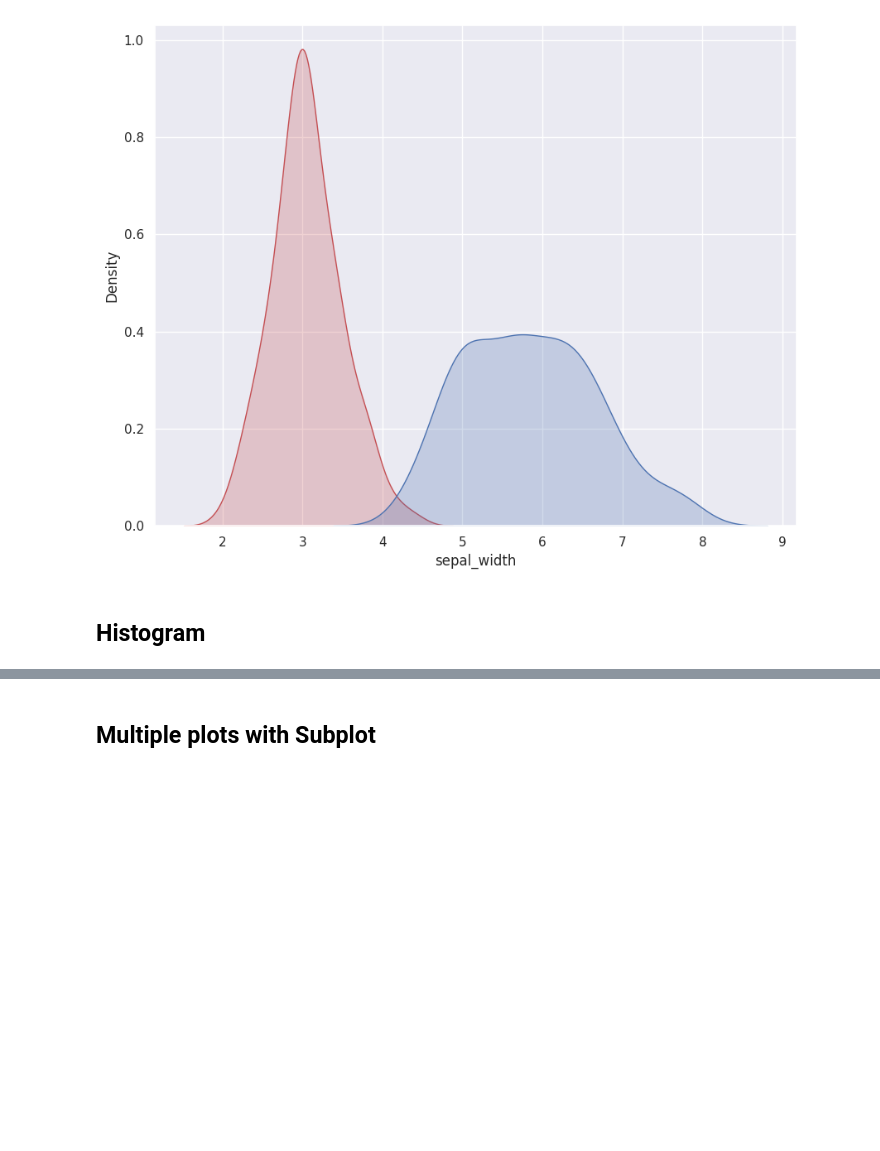
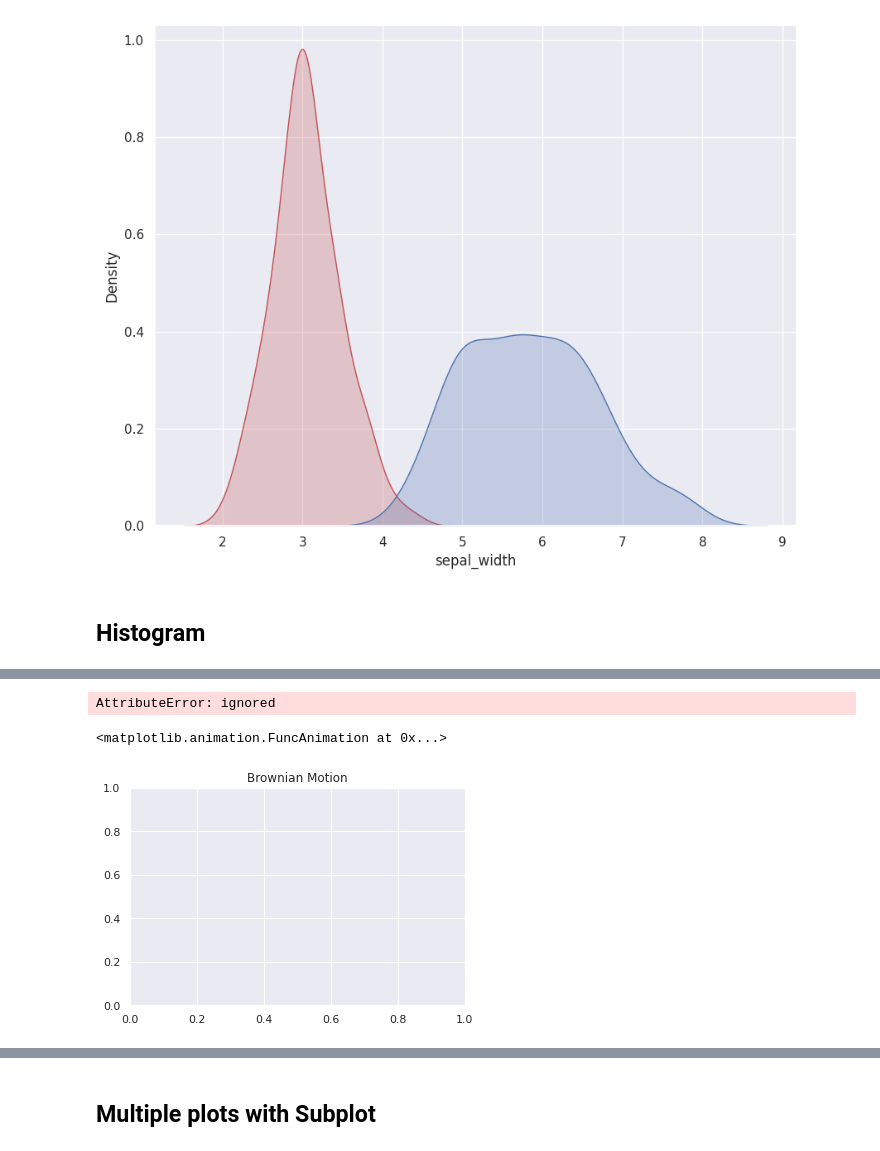
Before and after one commit to sarker2018/Data-Visualisation-with-Python-and-R, a Jupyter notebook: python_visualisation.ipynb, the cells around one changed output, grey strips where cells are left out. Cells and saved outputs as stored; diff of their text form; code cells hidden in the pictures; blank space fills up the shorter version.

```diff
--- a/python_visualisation.ipynb
+++ b/python_visualisation.ipynb
@@ -100,0 +161,44 @@ plt.show()
+# %%
+N=10
+#val1 = 500
+
+x=500*np.random.random(N)
+y=500*np.random.random(N)
+
+z=500*np.random.random(N)
+
+def frame(w):
+    ax.clear()
+
+    global x,y,z
+    x=x+np.random.normal(loc=0.0,scale=50.0,size=10)
+    y=y+np.random.normal(loc=0.0,scale=50.0,size=10)
+    z=z+np.random.normal(loc=0.0,scale=50.0,size=10)
+
+
+    plt.title("Brownian Motion")
+    ax.set_xlabel('X(t)')
+    ax.set_xlim3d(-500.0,500.0)
+    ax.set_ylabel('Y(t)')
+    ax.set_ylim3d(-500.0,500.0)
+    ax.set_zlabel('Z(t)')
+
+
+    ax.set_zlim3d(-500.0,500.0)
+
+    plot=ax.scatter
+
+
+
+
+    return plot
+
+
+anim = animation.FuncAnimation(fig, frame, frames=100, blit=False, repeat=True)
+from matplotlib import rc
+rc('animation', html='jshtml')
+anim
+# %% [output]
+AttributeError: ignored
+<matplotlib.animation.FuncAnimation at 0x...>
+[figure, added]
```
Also changed, not shown: parts of 3 cells of this notebook.
